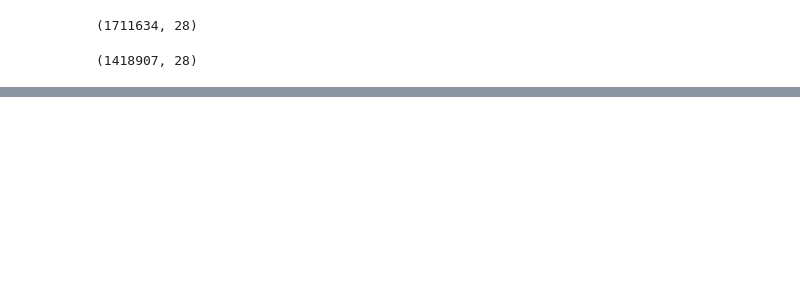
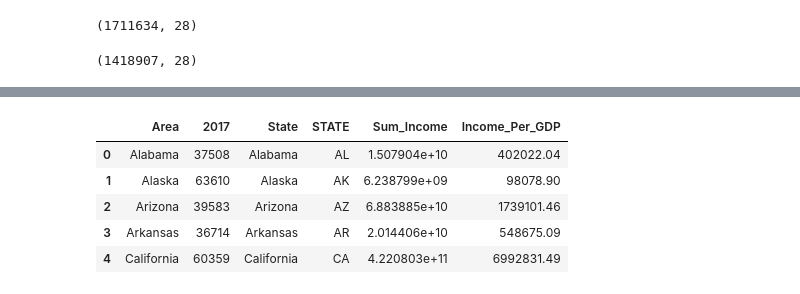
Before and after one commit to jackvessa/Capstone1_Givz_EDA, a Jupyter notebook: IRS_EDA_All_Regions.ipynb, the cells around one changed output, grey strips where cells are left out. Cells and saved outputs as stored; diff of their text form; code cells hidden in the pictures; blank space fills up the shorter version.

```diff
--- a/IRS_EDA_All_Regions.ipynb
+++ b/IRS_EDA_All_Regions.ipynb
@@ -187,0 +347,9 @@ def heatmap_USA_by_state(dataFrame,state_col_name,zoom_col_name,title,bar_title,
+# %%
+GDP_Income_df.head()
+# %% [output]
+|  | Area | 2017 | State | STATE | Sum_Income | Income_Per_GDP |
+| 0 | Alabama | 37508 | Alabama | AL | 1.507904e+10 | 402022.04 |
+| 1 | Alaska | 63610 | Alaska | AK | 6.238799e+09 | 98078.90 |
+| 2 | Arizona | 39583 | Arizona | AZ | 6.883885e+10 | 1739101.46 |
+| 3 | Arkansas | 36714 | Arkansas | AR | 2.014406e+10 | 548675.09 |
+| 4 | California | 60359 | California | CA | 4.220803e+11 | 6992831.49 |
```
Also changed, not shown: parts of 27 cells of this notebook.
